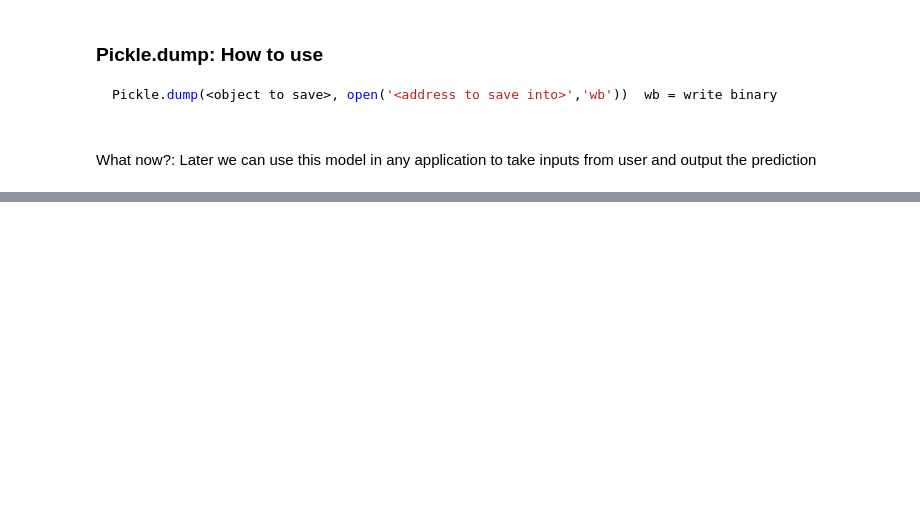
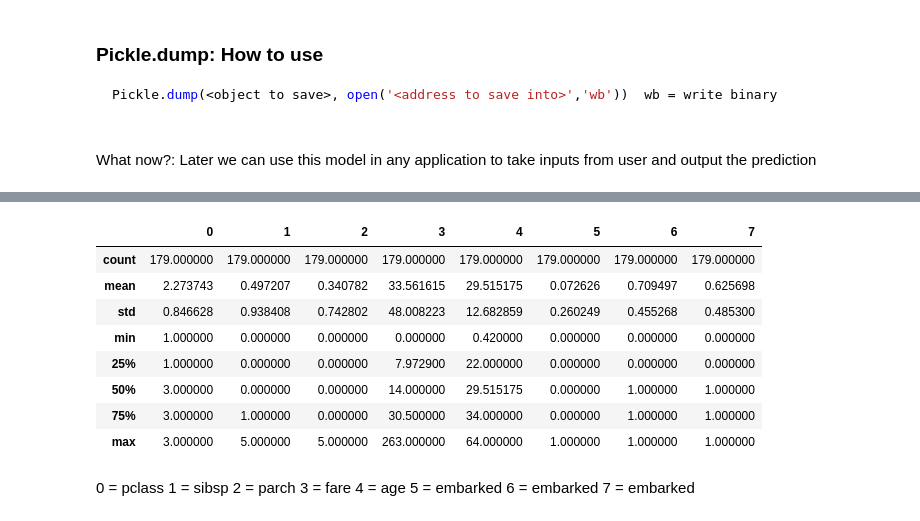
Before and after one commit to LuqmanCSE/Machine-Learning-Concepts, a Jupyter notebook: ML Pipelines/without ML pipelines/preprocessing and model training.ipynb, the cells around one changed output, grey strips where cells are left out. Cells and saved outputs as stored; diff of their text form; code cells hidden in the pictures; blank space fills up the shorter version.

```diff
--- a/ML Pipelines/ML Pipelines.ipynb
+++ b/ML Pipelines/without ML pipelines/preprocessing and model training.ipynb
@@ -158,0 +187,21 @@ Later we can use this model in any application to take inputs from user and outp
+# %%
+t.describe()
+# %% [output]
+|  | 0 | 1 | 2 | 3 | 4 | 5 | 6 | 7 |
+| count | 179.000000 | 179.000000 | 179.000000 | 179.000000 | 179.000000 | 179.000000 | 179.000000 | 179.000000 |
+| mean | 2.273743 | 0.497207 | 0.340782 | 33.561615 | 29.515175 | 0.072626 | 0.709497 | 0.625698 |
+| std | 0.846628 | 0.938408 | 0.742802 | 48.008223 | 12.682859 | 0.260249 | 0.455268 | 0.485300 |
+| min | 1.000000 | 0.000000 | 0.000000 | 0.000000 | 0.420000 | 0.000000 | 0.000000 | 0.000000 |
+| 25% | 1.000000 | 0.000000 | 0.000000 | 7.972900 | 22.000000 | 0.000000 | 0.000000 | 0.000000 |
+| 50% | 3.000000 | 0.000000 | 0.000000 | 14.000000 | 29.515175 | 0.000000 | 1.000000 | 1.000000 |
+| 75% | 3.000000 | 1.000000 | 0.000000 | 30.500000 | 34.000000 | 0.000000 | 1.000000 | 1.000000 |
+| max | 3.000000 | 5.000000 | 5.000000 | 263.000000 | 64.000000 | 1.000000 | 1.000000 | 1.000000 |
+# %% [markdown]
+0 = pclass
+1 = sibsp
+2 = parch
+3 = fare
+4 = age
+5 = embarked
+6 = embarked
+7 = embarked
```
Also changed, not shown: parts of 5 cells of this notebook, 7 other files.
